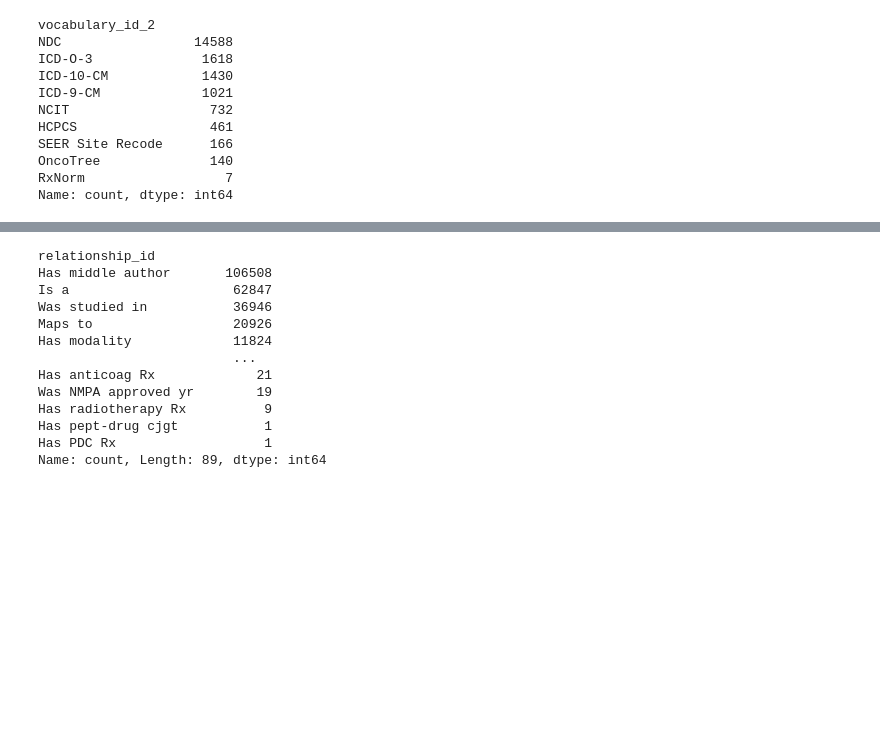
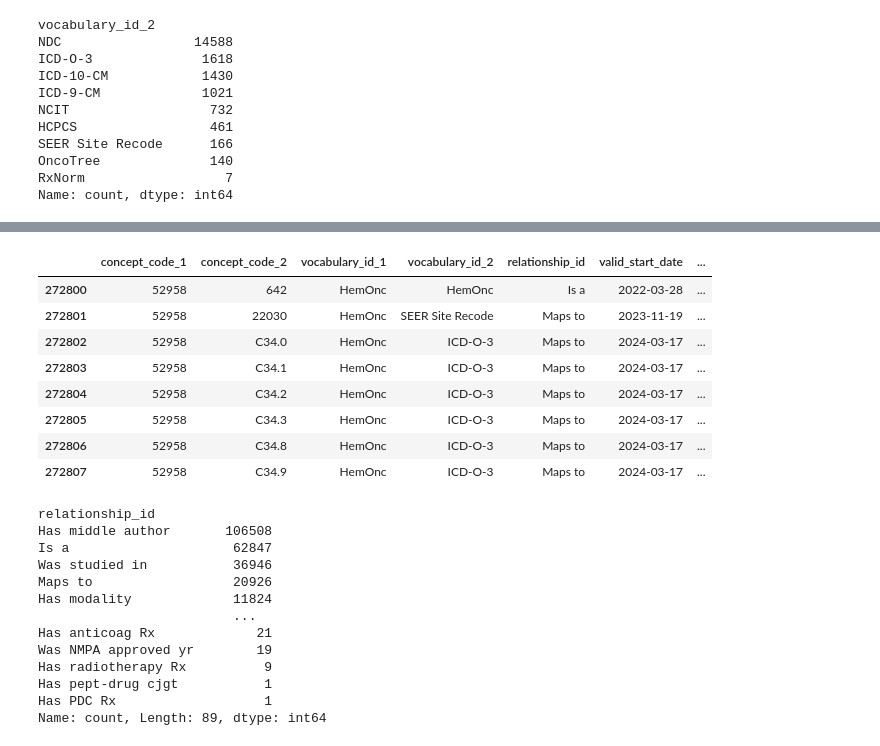
Before and after one commit to AustralianCancerDataNetwork/HemOnc_Alchemy, a Jupyter notebook: notebooks/01_import_hemonc_source.ipynb, the cells around one changed output, grey strips where cells are left out. Saved outputs shown, nothing was run; the diff lists cells and outputs as text; code cells hidden in the pictures; blank space fills up the shorter version.

```diff
--- a/notebooks/01_import_hemonc_source.ipynb
+++ b/notebooks/01_import_hemonc_source.ipynb
@@ -275,3 +331,15 @@ concept_class_concepts = concept_class.merge(
+# %%
+concept_relationship_stage_id[concept_relationship_stage_id.concept_id_1==1525049]
+# %% [output]
+|  | concept_code_1 | concept_code_2 | vocabulary_id_1 | vocabulary_id_2 | relationship_id | valid_start_date | ... |
+| 272800 | 52958 | 642 | HemOnc | HemOnc | Is a | 2022-03-28 | ... |
+| 272801 | 52958 | 22030 | HemOnc | SEER Site Recode | Maps to | 2023-11-19 | ... |
+| 272802 | 52958 | C34.0 | HemOnc | ICD-O-3 | Maps to | 2024-03-17 | ... |
+| 272803 | 52958 | C34.1 | HemOnc | ICD-O-3 | Maps to | 2024-03-17 | ... |
+| 272804 | 52958 | C34.2 | HemOnc | ICD-O-3 | Maps to | 2024-03-17 | ... |
+| 272805 | 52958 | C34.3 | HemOnc | ICD-O-3 | Maps to | 2024-03-17 | ... |
+| 272806 | 52958 | C34.8 | HemOnc | ICD-O-3 | Maps to | 2024-03-17 | ... |
+| 272807 | 52958 | C34.9 | HemOnc | ICD-O-3 | Maps to | 2024-03-17 | ... |
 # %%
 # this is where we are building in the compatibility with the OMOP Alchemy classes
 
```
Also changed, not shown: parts of 6 cells of this notebook, 2 other files.
